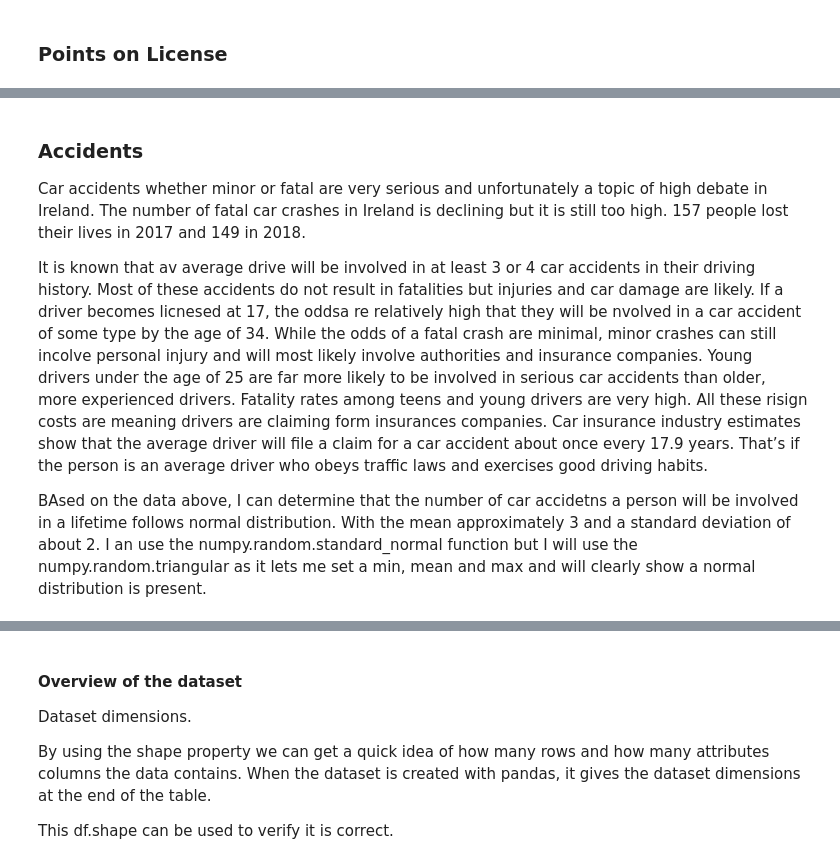
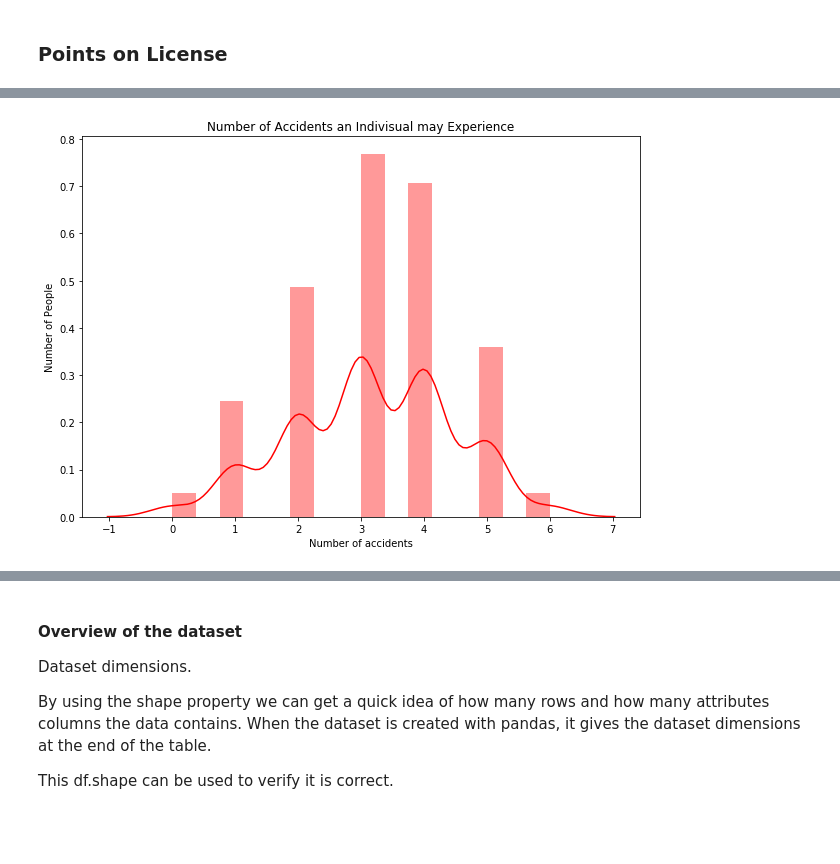
Before and after one commit to kevindooley/Simulated-Dataset, a Jupyter notebook: Simulation of Dataset.ipynb, the cells around one changed output, grey strips where cells are left out. Saved outputs shown, nothing was run; the diff lists cells and outputs as text; code cells hidden in the pictures; blank space fills up the shorter version.

Commit message:
completed creation of dataframe and basic peek at data

```diff
--- a/Simulation of Dataset.ipynb
+++ b/Simulation of Dataset.ipynb
@@ -230 +238,14 @@ plt.show() # display
+# %%
+#using numpy.triangular in which I can set the required parameters
+accidents = np.random.triangular(0, 3.5,6, size=1001).round(0)
+# on average a person will be in 3/4 accidents reference 11 & 20
+# %%
+plt.figure(figsize = (10, 7)) #plot size
+sns.distplot(accidents, color="red", kde=True) # displot works in conjuction with pyplot hist
+plt.title("Number of Accidents an Indivisual may Experience") # title
+plt.ylabel("Number of People") # y axis label
+plt.xlabel("Number of accidents") # x axis label
+plt.show() # display
+# %% [output]
+[figure, added]
 # %%
@@ -232,10 +252,0 @@ df = pd.DataFrame({'Points':total_points}) # 4th variable for dataset
-# %% [markdown]
-### Accidents
-
-Car accidents whether minor or fatal are very serious and unfortunately a topic of high debate in Ireland. The number of fatal car crashes in Ireland is declining but it is still too high. 157 people lost their lives in 2017 and 149 in 2018.
-
-It is known that av average drive will be involved in at least 3 or 4 car accidents in their driving history. Most of these accidents do not result in fatalities but injuries and car damage are likely.
-If a driver becomes licnesed at 17, the oddsa re relatively high that they will be nvolved in a car accident of some type by the age of 34. While the odds of a fatal crash are minimal, minor crashes can still incolve personal injury and will most likely involve authorities and insurance companies.
-Young drivers under the age of 25 are far more likely to be involved in serious car accidents than older, more experienced drivers. Fatality rates among teens and young drivers are very high. All these risign costs are meaning drivers are claiming form insurances companies. Car insurance industry estimates show that the average driver will file a claim for a car accident about once every 17.9 years. That’s if the person is an average driver who obeys traffic laws and exercises good driving habits.
-
-BAsed on the data above, I can determine that the number of car accidetns a person will be involved in a lifetime follows normal distribution. With the mean approximately 3 and a standard deviation of about 2. I an use the numpy.random.standard_normal function but I will use the numpy.random.triangular as it lets me set a min, mean and max and will clearly show a normal distribution is present.
```
Also changed, not shown: parts of 35 cells of this notebook.
